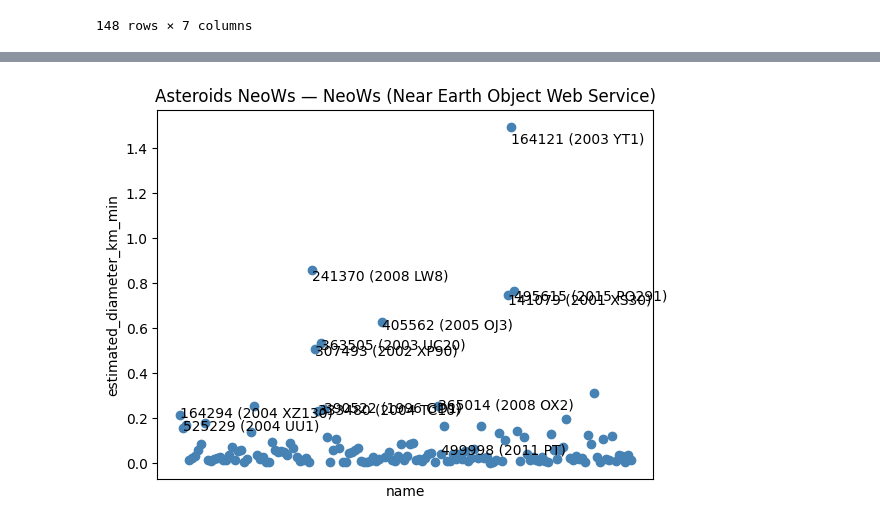
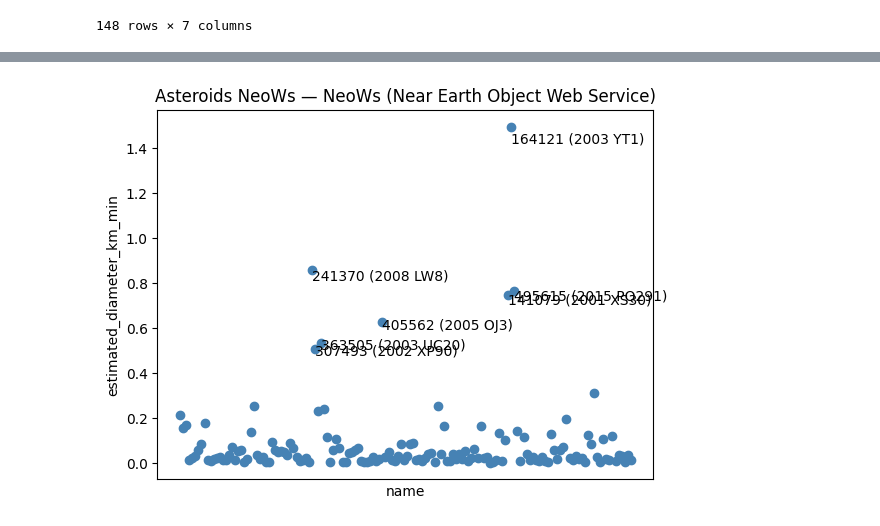
Before and after one commit to GALACICEK/NasaApi, a Jupyter notebook: nasa_api_test.ipynb, the cells around one changed output, grey strips where cells are left out. Drawn from its saved outputs; the diff is of its cells as text; code cells hidden in the pictures.

Commit message:
update label plot

```diff
--- a/nasa_api_test.ipynb
+++ b/nasa_api_test.ipynb
@@ -106,21 +123,21 @@ df
 # %%
 # Label outliers
 plt.title('Asteroids NeoWs — NeoWs (Near Earth Object Web Service)')
 plt.ylabel('estimated_diameter_km_min')
 plt.xlabel('name')
 plt.tick_params(axis='both', which='both', labelbottom=False, bottom=False)
 
 for i in range(len(df)):
     y = df['estimated_diameter_km_min'][i]
     x = df['name'][i]
     plt.plot(x, y, "o", color="steelblue")
 
-    if df['name'][i] > ('0.5'):
+    if df['estimated_diameter_km_min'][i] > (0.4):
         plt.text(x, y * (1 - 0.05), df['name'][i], fontsize=10,)
 
 plt.show()
 # %% [output]
-[figure, old version]
+[figure, new version]
 # %%
 #Browse the overall Asteroid data-set
 url_astroids = "https://api.nasa.gov/neo/rest/v1/neo/browse?api_key="+NASA_API_KEY
```
Also changed, not shown: parts of 1 cell of this notebook.
